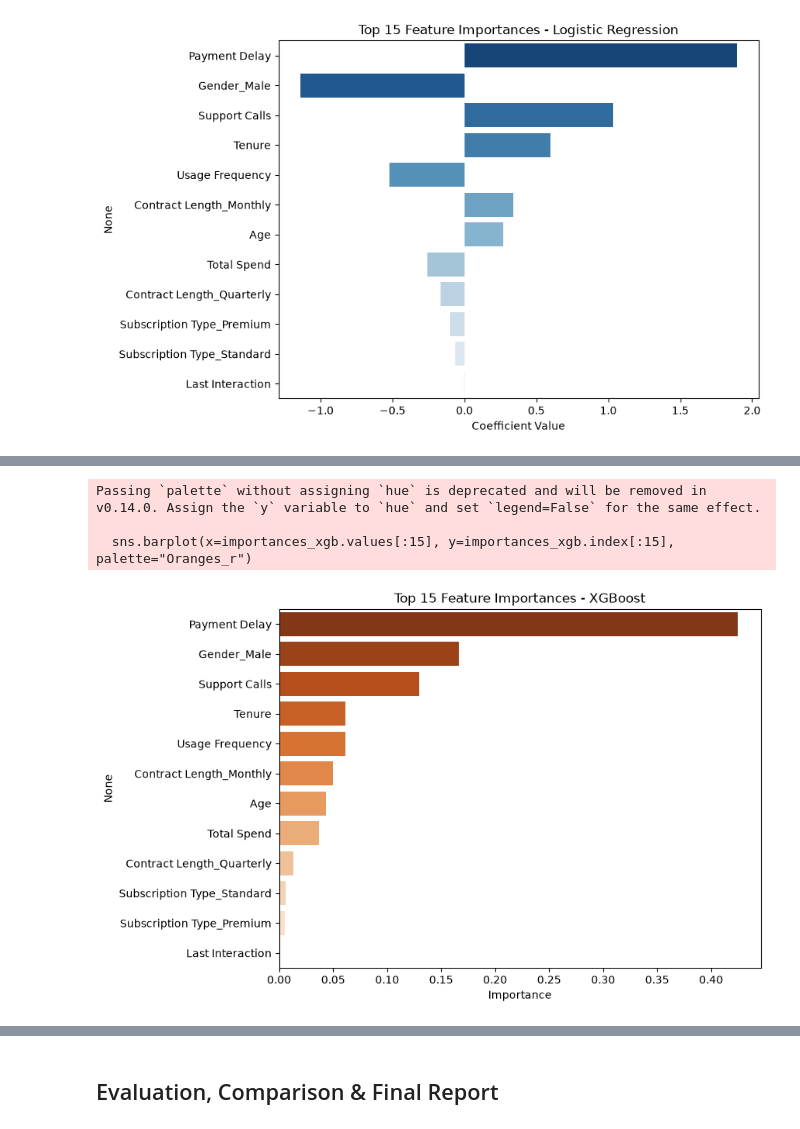
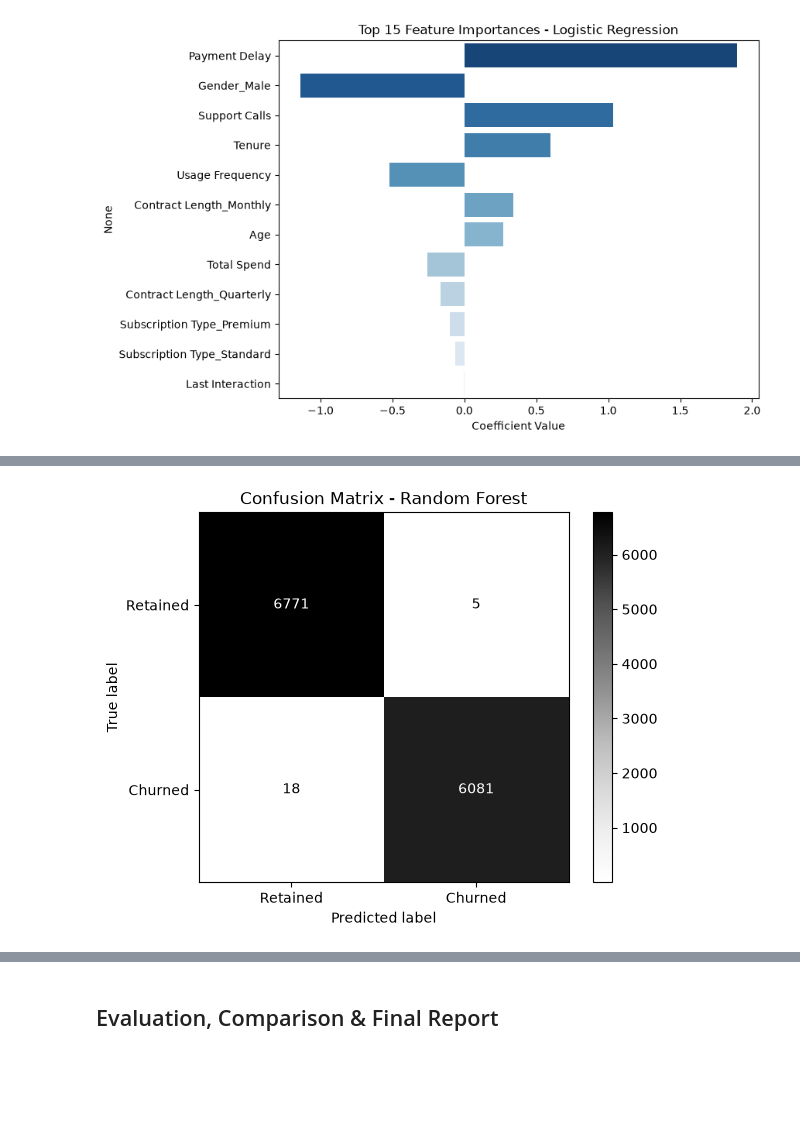
Before and after one commit to janaali2006/customer-churn-prediction, a Jupyter notebook: main (1).ipynb, the cells around one changed output, grey strips where cells are left out. Saved outputs shown, nothing was run; the diff lists cells and outputs as text; code cells hidden in the pictures; blank space fills up the shorter version.

```diff
--- a/main (1).ipynb
+++ b/main (1).ipynb
@@ -438,13 +371,8 @@ plt.show()
 # %%
-importances_xgb = pd.Series(xgb_clf.feature_importances_, index=X_train.columns).sort_values(ascending=False)
-
-plt.figure(figsize=(8, 6))
-sns.barplot(x=importances_xgb.values[:15], y=importances_xgb.index[:15], palette="Oranges_r")
-plt.title("Top 15 Feature Importances - XGBoost")
-plt.xlabel("Importance")
+cm_rf = confusion_matrix(y_test, y_pred_rf)
+disp = ConfusionMatrixDisplay(confusion_matrix=cm_rf, display_labels=["Retained", "Churned"])
+disp.plot(cmap="Grays")
+plt.title("Confusion Matrix - Random Forest")
 plt.show()
 # %% [output]
-Passing `palette` without assigning `hue` is deprecated and will be removed in v0.14.0. Assign the `y` variable to `hue` and set `legend=False` for the same effect.
-
-  sns.barplot(x=importances_xgb.values[:15], y=importances_xgb.index[:15], palette="Oranges_r")
-[figure, old version]
+[figure, new version]
```
Also changed, not shown: parts of 21 cells of this notebook.
